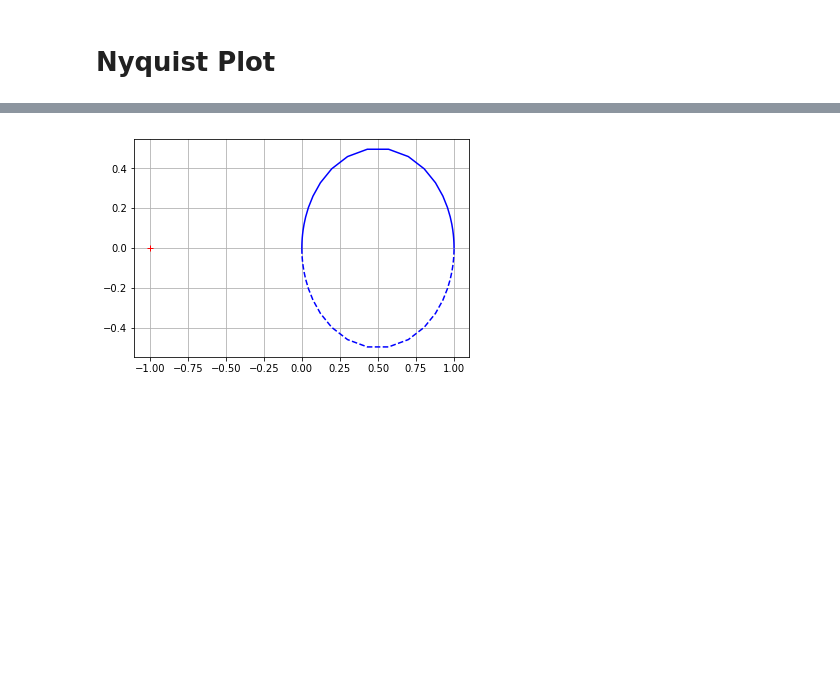
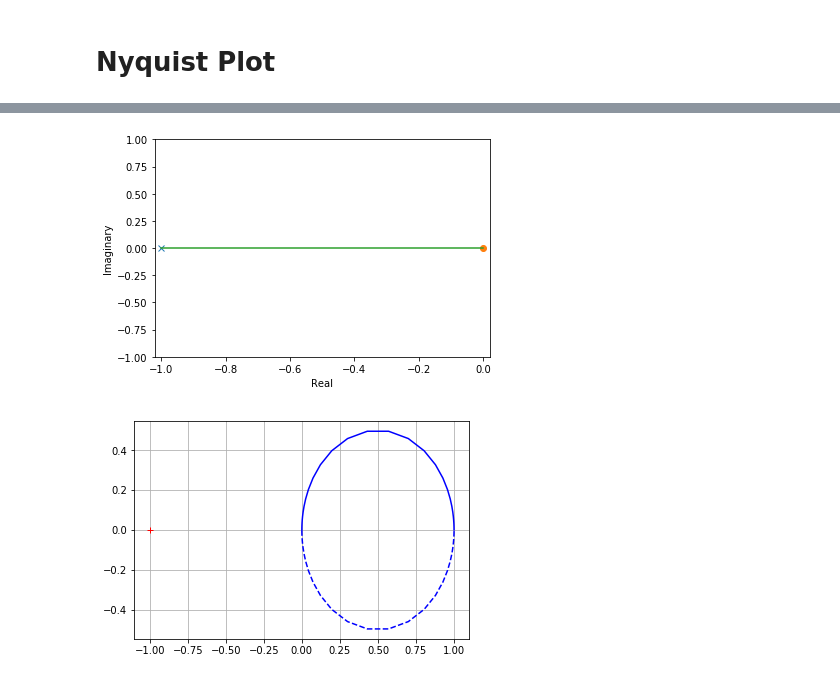
Before and after one commit to jgoppert/aae364_notebook, a Jupyter notebook: Nyquist.ipynb, the cells around one changed output, grey strips where cells are left out. Saved outputs shown, nothing was run; the diff lists cells and outputs as text; code cells hidden in the pictures; blank space fills up the shorter version.

```diff
--- a/Nyquist.ipynb
+++ b/Nyquist.ipynb
@@ -14,3 +15,7 @@ control.bode(G, dB=True);
+# %%
+control.rlocus(G);
+# %% [output]
+[figure, added]
 # %%
 control.nyquist(G, omega=np.logspace(-3, 3));
 plt.grid()
```
Also changed, not shown: parts of 8 cells of this notebook, 3 other files.
